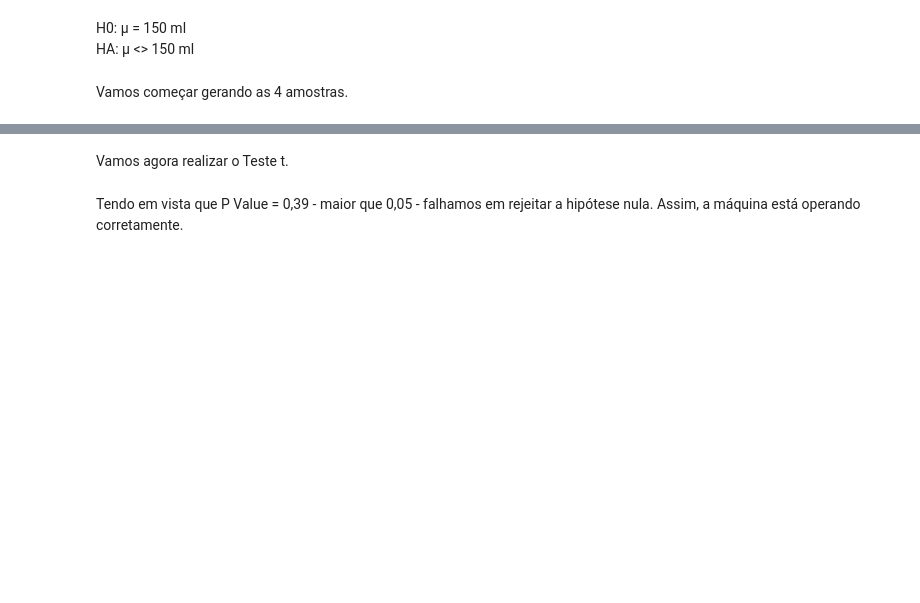
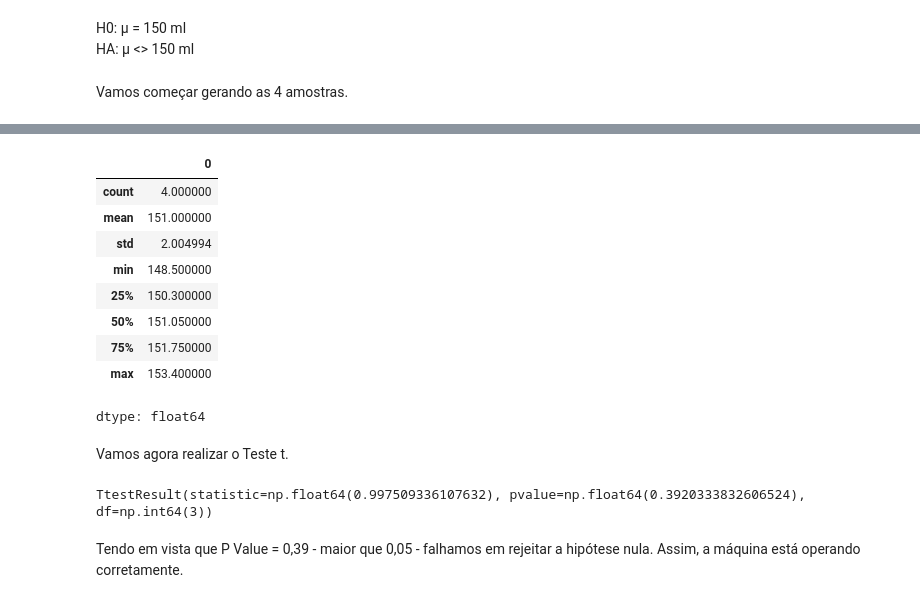
Before and after one commit to UlissesJunior/XMAC02-MetodosMatematicosAnaliseDados, a Jupyter notebook: Notebooks/Aula15 - Testes t e Z de uma amostra/Aula15.ipynb, the cells around one changed output, grey strips where cells are left out. Saved outputs shown, nothing was run; the diff lists cells and outputs as text; code cells hidden in the pictures; blank space fills up the shorter version.

```diff
--- a/Notebooks/Aula15 - Testes t e Z de uma amostra/Aula15.ipynb
+++ b/Notebooks/Aula15 - Testes t e Z de uma amostra/Aula15.ipynb
@@ -26,3 +42,6 @@ H0: μ = 150 ml \
 HA: μ <> 150 ml
 # %% [markdown]
 Vamos começar gerando as 4 amostras.
+# %%
+volume = pd.Series([148.5, 153.4, 150.9, 151.2])
+volume
@@ -29,5 +55,22 @@ Vamos começar gerando as 4 amostras.
+# %%
+volume.describe()
+# %% [output]
+|  | 0 |
+| count | 4.000000 |
+| mean | 151.000000 |
+| std | 2.004994 |
+| min | 148.500000 |
+| 25% | 150.300000 |
+| 50% | 151.050000 |
+| 75% | 151.750000 |
+| max | 153.400000 |
+dtype: float64
 # %% [markdown]
 Vamos agora realizar o Teste t.
+# %%
+stats.ttest_1samp(volume, 150)
+# %% [output]
+TtestResult(statistic=np.float64(0.997509336107632), pvalue=np.float64(0.3920333832606524), df=np.int64(3))
 # %% [markdown]
 Tendo em vista que P Value = 0,39 - maior que 0,05 - falhamos em rejeitar a hipótese nula. Assim, a máquina está operando corretamente.
 # %% [markdown]
```
Also changed, not shown: parts of 9 cells of this notebook.
